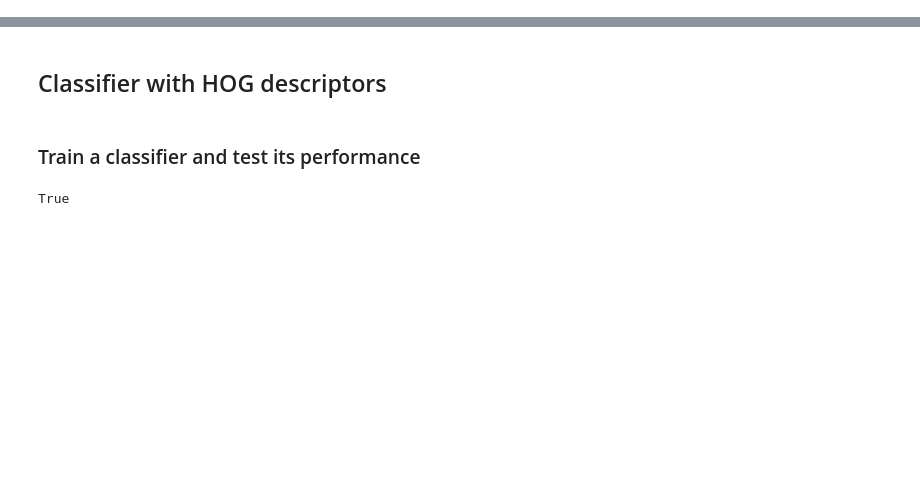
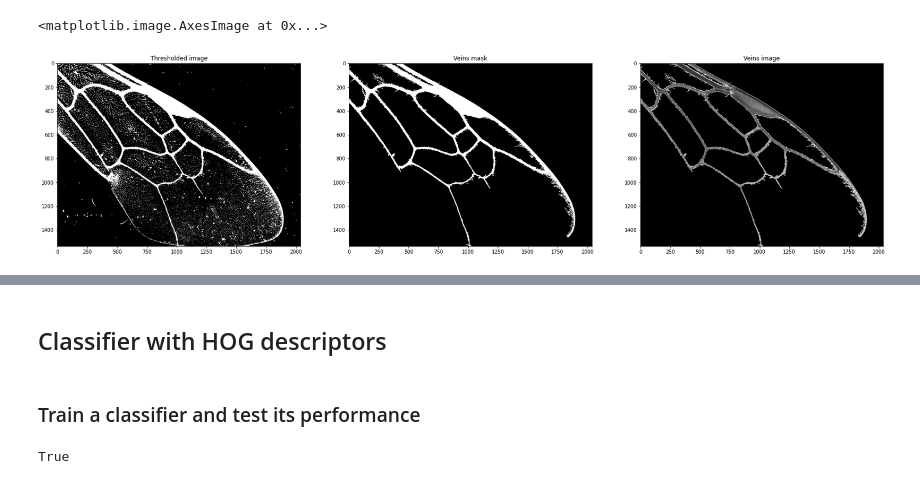
Before and after one commit to MedericCar/tifo, a Jupyter notebook: unbeetable.ipynb, the cells around one changed output, grey strips where cells are left out. Cells and saved outputs as stored; diff of their text form; code cells hidden in the pictures; blank space fills up the shorter version.

```diff
--- a/unbeetable.ipynb
+++ b/unbeetable.ipynb
@@ -6,0 +6,23 @@ The autoreload extension is already loaded. To reload it, use:
+# %%
+img = read_img('/home/jenntedra/Documents/epita/tifo/tifo/data/1 Lasioglossum leucozonium f right 3.2x.jpg')
+
+filtered = adaptive_global_thresholding(img)
+veins_mask = extract_veins(filtered) != 0
+img[~veins_mask] = 0
+
+plt.figure(figsize=(30,30))
+
+plt.subplot(131)
+plt.title('Thresholded image')
+plt.imshow(filtered, cmap='gray')
+
+plt.subplot(132)
+plt.title('Veins mask')
+plt.imshow(veins, cmap='gray')
+
+plt.subplot(133)
+plt.title('Veins image')
+plt.imshow(img, cmap='gray')
+# %% [output]
+<matplotlib.image.AxesImage at 0x...>
+[figure, added]
```
Also changed, not shown: parts of 6 cells of this notebook, 5 other files.
